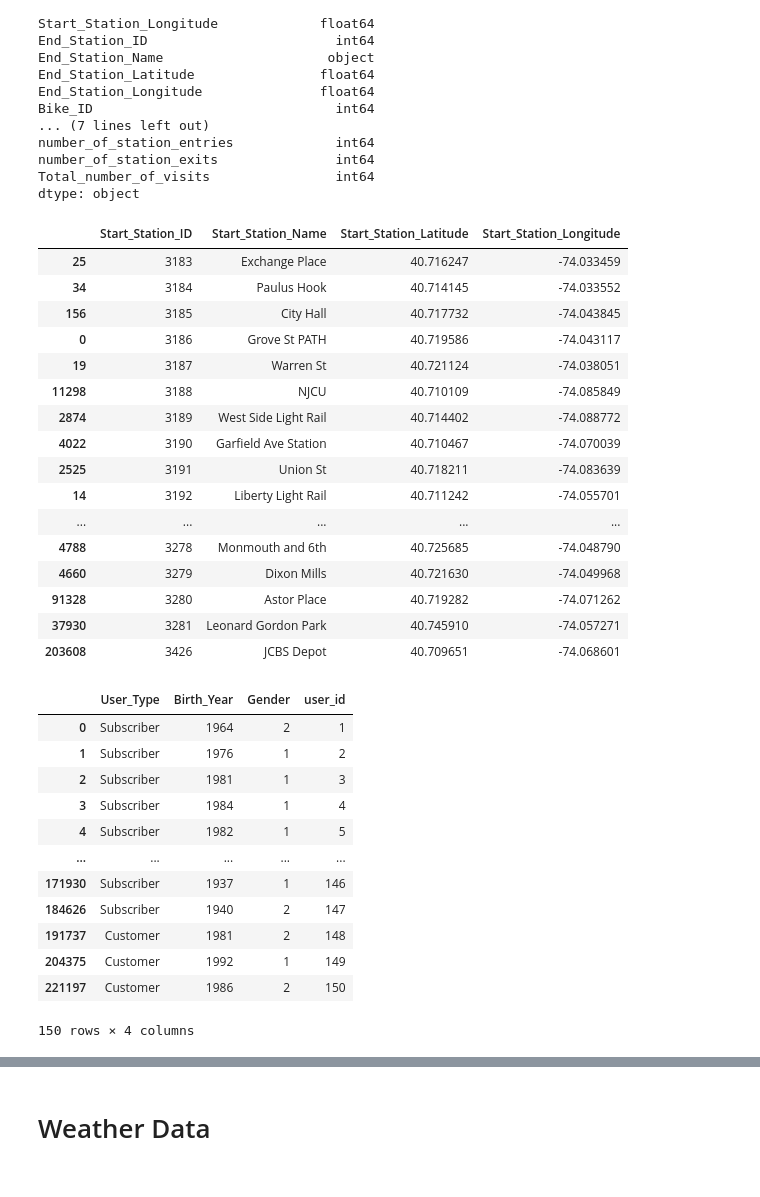
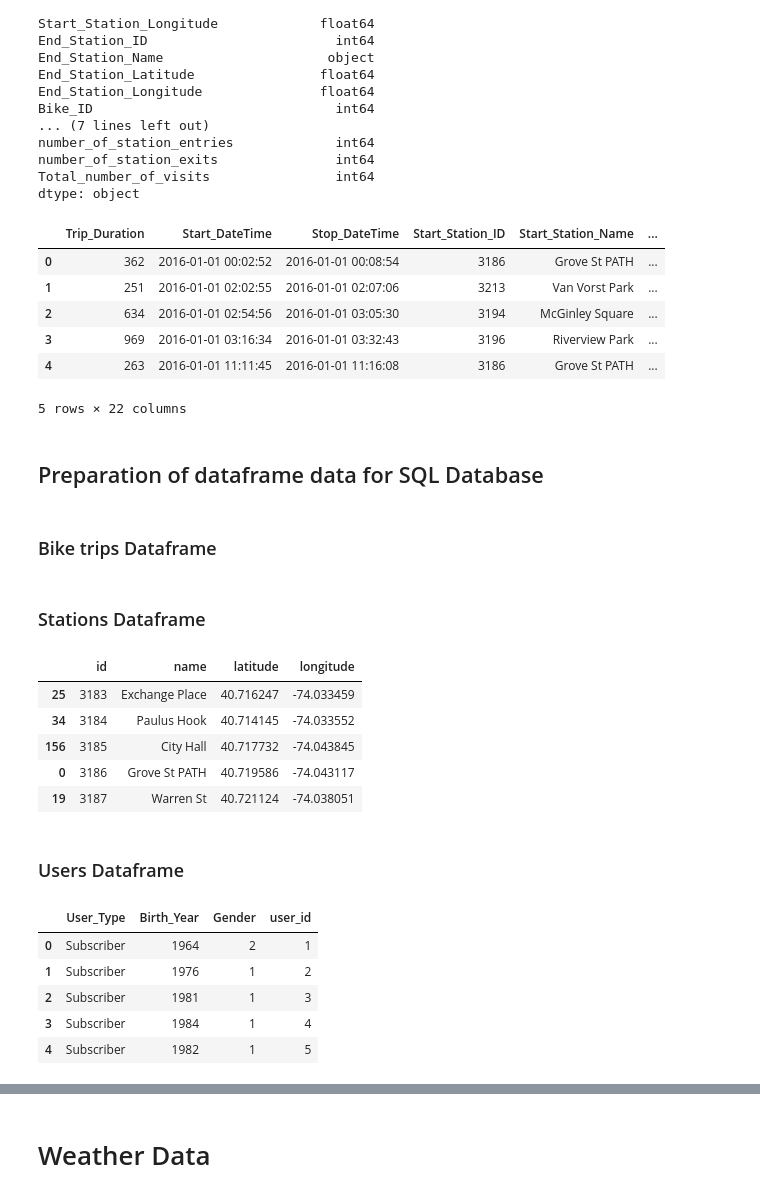
Before and after one commit to pvlasak/Codecademy_Bike_Rental_and_Weather, a Jupyter notebook: Bike_Rental_and_Weather_.ipynb, the cells around one changed output, grey strips where cells are left out. Saved outputs shown, nothing was run; the diff lists cells and outputs as text; code cells hidden in the pictures.

```diff
--- a/Bike_Rental_and_Weather_.ipynb
+++ b/Bike_Rental_and_Weather_.ipynb
@@ -606,32 +604,44 @@ df_trips = df_trip_data_clean[["Trip_Duration", "Start_DateTime", "Stop_DateTime
+# %%
+df_trip_data_clean.head()
+# %% [output]
+|  | Trip_Duration | Start_DateTime | Stop_DateTime | Start_Station_ID | Start_Station_Name | ... |
+| 0 | 362 | 2016-01-01 00:02:52 | 2016-01-01 00:08:54 | 3186 | Grove St PATH | ... |
+| 1 | 251 | 2016-01-01 02:02:55 | 2016-01-01 02:07:06 | 3213 | Van Vorst Park | ... |
+| 2 | 634 | 2016-01-01 02:54:56 | 2016-01-01 03:05:30 | 3194 | McGinley Square | ... |
+| 3 | 969 | 2016-01-01 03:16:34 | 2016-01-01 03:32:43 | 3196 | Riverview Park | ... |
+| 4 | 263 | 2016-01-01 11:11:45 | 2016-01-01 11:16:08 | 3186 | Grove St PATH | ... |
+5 rows × 22 columns
+# %% [markdown]
+## Preparation of dataframe data for SQL Database
+# %% [markdown]
+### Bike trips Dataframe
+# %% [markdown]
+### Stations Dataframe
 # %%
 df_stations = df_trip_data_clean[["Start_Station_ID", "Start_Station_Name", "Start_Station_Latitude", "Start_Station_Longitude"]].\
     drop_duplicates(subset = "Start_Station_ID"). \
     sort_values("Start_Station_ID", ascending = True)
-df_stations
+df_stations.rename(columns = {
+                    'Start_Station_ID' : 'id', \
+                    'Start_Station_Name' : 'name', \
+                    'Start_Station_Latitude' : 'latitude', \
+                    'Start_Station_Longitude' : 'longitude'}, inplace = True)
+df_stations.head()
 # %% [output]
-|  | Start_Station_ID | Start_Station_Name | Start_Station_Latitude | Start_Station_Longitude |
+|  | id | name | latitude | longitude |
 | 25 | 3183 | Exchange Place | 40.716247 | -74.033459 |
 | 34 | 3184 | Paulus Hook | 40.714145 | -74.033552 |
 | 156 | 3185 | City Hall | 40.717732 | -74.043845 |
 | 0 | 3186 | Grove St PATH | 40.719586 | -74.043117 |
 | 19 | 3187 | Warren St | 40.721124 | -74.038051 |
-| 11298 | 3188 | NJCU | 40.710109 | -74.085849 |
-| 2874 | 3189 | West Side Light Rail | 40.714402 | -74.088772 |
-| 4022 | 3190 | Garfield Ave Station | 40.710467 | -74.070039 |
-| 2525 | 3191 | Union St | 40.718211 | -74.083639 |
-| 14 | 3192 | Liberty Light Rail | 40.711242 | -74.055701 |
-| ... | ... | ... | ... | ... |
-| 4788 | 3278 | Monmouth and 6th | 40.725685 | -74.048790 |
-| 4660 | 3279 | Dixon Mills | 40.721630 | -74.049968 |
-| 91328 | 3280 | Astor Place | 40.719282 | -74.071262 |
-| 37930 | 3281 | Leonard Gordon Park | 40.745910 | -74.057271 |
-| 203608 | 3426 | JCBS Depot | 40.709651 | -74.068601 |
+# %% [markdown]
+### Users Dataframe
 # %%
 df_users = df_trip_data_clean[["User_Type","Birth_Year", "Gender"]].drop_duplicates()
 # %%
 ids = list(range(1, len(df_users)+1))
 df_users["user_id"] = ids
-df_users
+df_users.head()
 # %% [output]
 |  | User_Type | Birth_Year | Gender | user_id |
 | 0 | Subscriber | 1964 | 2 | 1 |
@@ -639,10 +649,3 @@ df_users
 | 2 | Subscriber | 1981 | 1 | 3 |
 | 3 | Subscriber | 1984 | 1 | 4 |
 | 4 | Subscriber | 1982 | 1 | 5 |
-| ... | ... | ... | ... | ... |
-| 171930 | Subscriber | 1937 | 1 | 146 |
-| 184626 | Subscriber | 1940 | 2 | 147 |
-| 191737 | Customer | 1981 | 2 | 148 |
-| 204375 | Customer | 1992 | 1 | 149 |
-| 221197 | Customer | 1986 | 2 | 150 |
-150 rows × 4 columns
```
Also changed, not shown: parts of 14 cells of this notebook, 1 other file.
